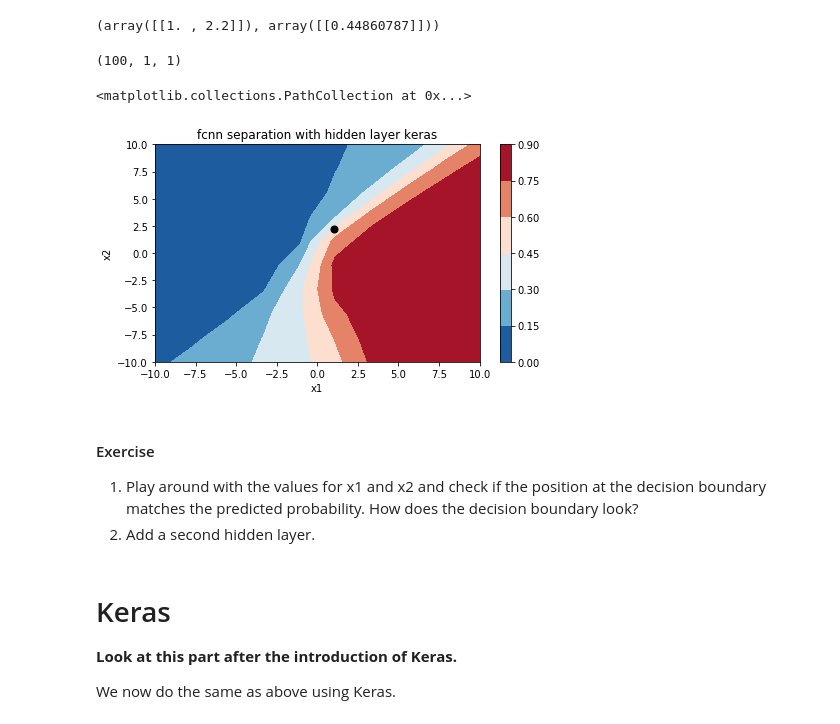
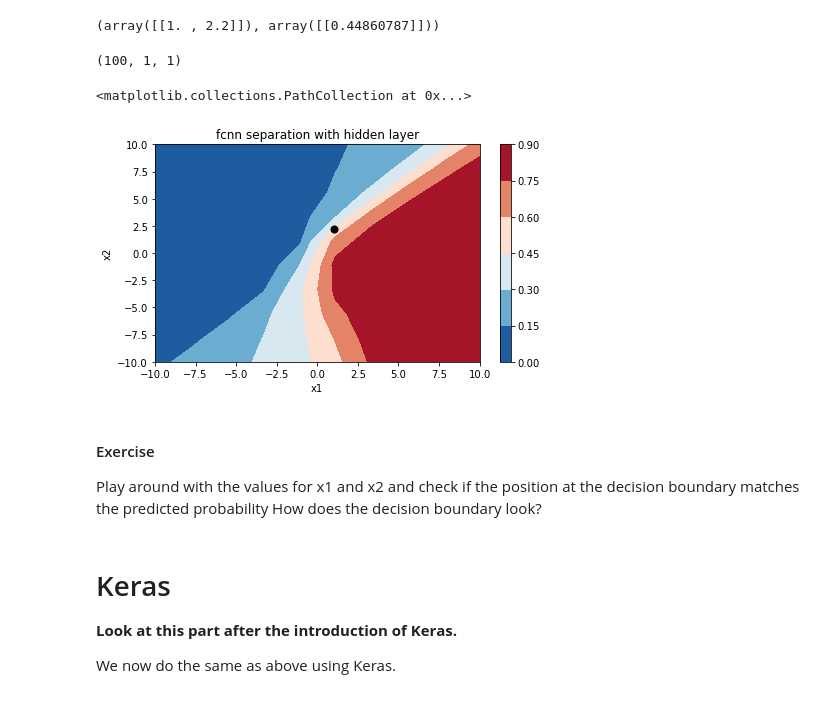
Before and after one commit to tensorchiefs/dl_course_2020, a Jupyter notebook: notebooks/01_simple_forward_pass_sol.ipynb, the cells around one changed output. Cells and saved outputs as stored; diff of their text form; code cells hidden in the pictures.

```diff
--- a/notebooks/01_simple_forward_pass_sol.ipynb
+++ b/notebooks/01_simple_forward_pass_sol.ipynb
@@ -164,16 +164,17 @@ X,predict_hidden(X)
 # %% [output]
 (array([[1. , 2.2]]), array([[0.44860787]]))
 # %%
-plotModel(predict_hidden, t='fcnn separation with hidden layer keras')
+plotModel(predict_hidden, t='fcnn separation with hidden layer')
 plt.scatter(x1,x2,c="black",s=50)
 # %% [output]
 (100, 1, 1)
 <matplotlib.collections.PathCollection at 0x...>
-[figure, old version]
+[figure, new version]
 # %% [markdown]
 #### Exercise
-1. Play around with the values for x1 and x2 and check if the position at the decision boundary matches the predicted probability. How does the decision boundary look?
-2. Add a second hidden layer.
+Play around with the values for x1 and x2 and check if the position at the decision boundary
+matches the predicted probability
+How does the decision boundary look?
 # %% [markdown]
 # Keras
 
```
Also changed, not shown: parts of 1 cell of this notebook, 1 other file.
